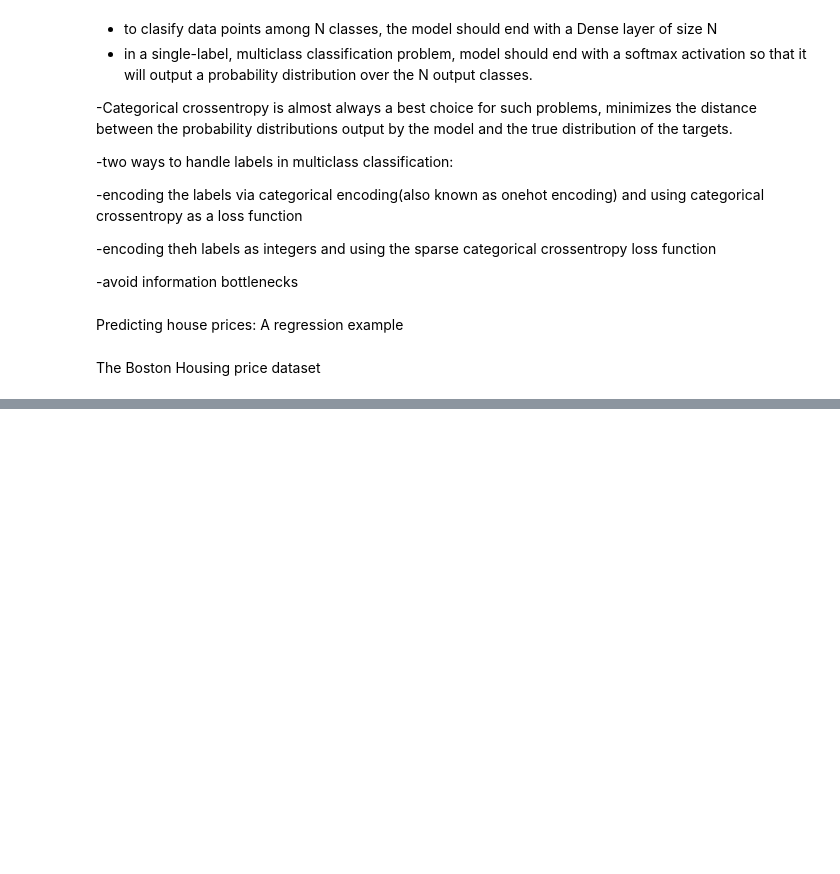
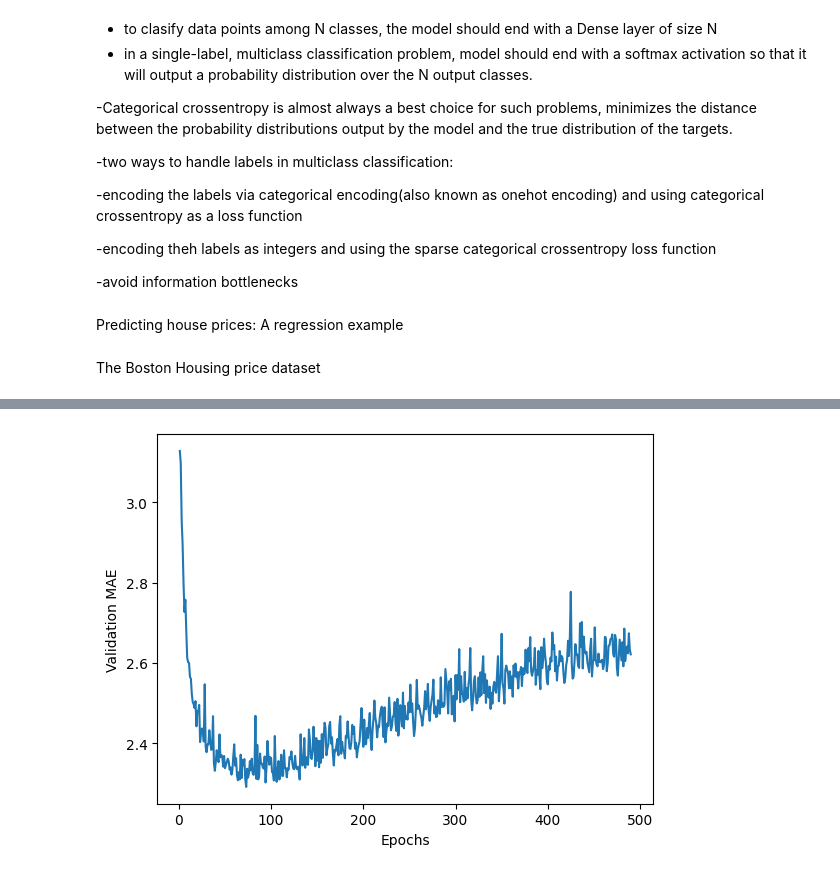
Before and after one commit to thekrishnajeena/deep_learning_with_python, a Jupyter notebook: chapter-4-classificationNregress/binary-classification.ipynb, the cells around one changed output, grey strips where cells are left out. Drawn from its saved outputs; the diff is of its cells as text; code cells hidden in the pictures; blank space fills up the shorter version.

```diff
--- a/chapter-4-classificationNregress/binary-classification.ipynb
+++ b/chapter-4-classificationNregress/binary-classification.ipynb
@@ -692,0 +778,9 @@ def build_model():
+# %%
+# plotting validation scores, excluding first 10
+truncated_mae_history = average_mae_history[10:]
+plt.plot(range(1, len(truncated_mae_history)+1), truncated_mae_history)
+plt.xlabel("Epochs")
+plt.ylabel("Validation MAE")
+plt.show()
+# %% [output]
+[figure, added]
```
Also changed, not shown: parts of 27 cells of this notebook, 2 other files.
